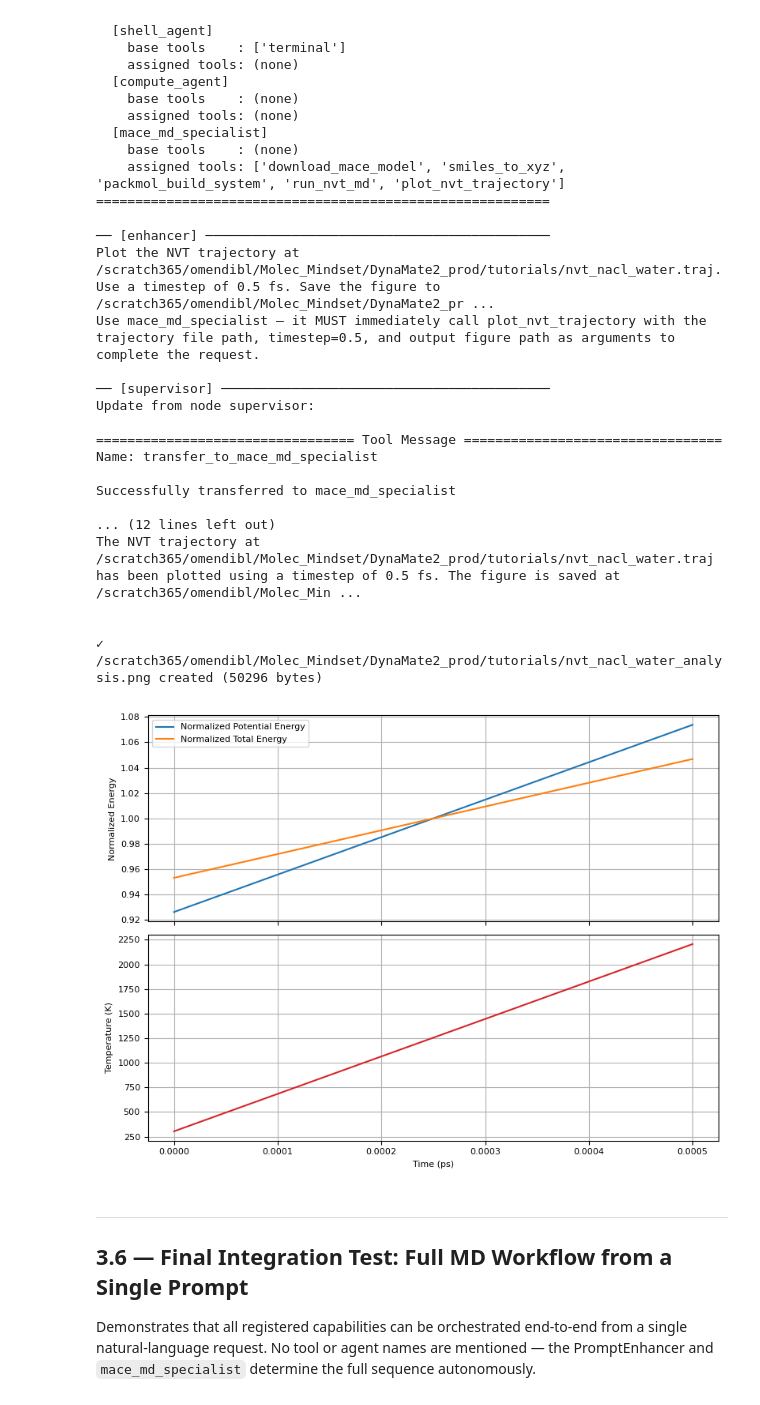
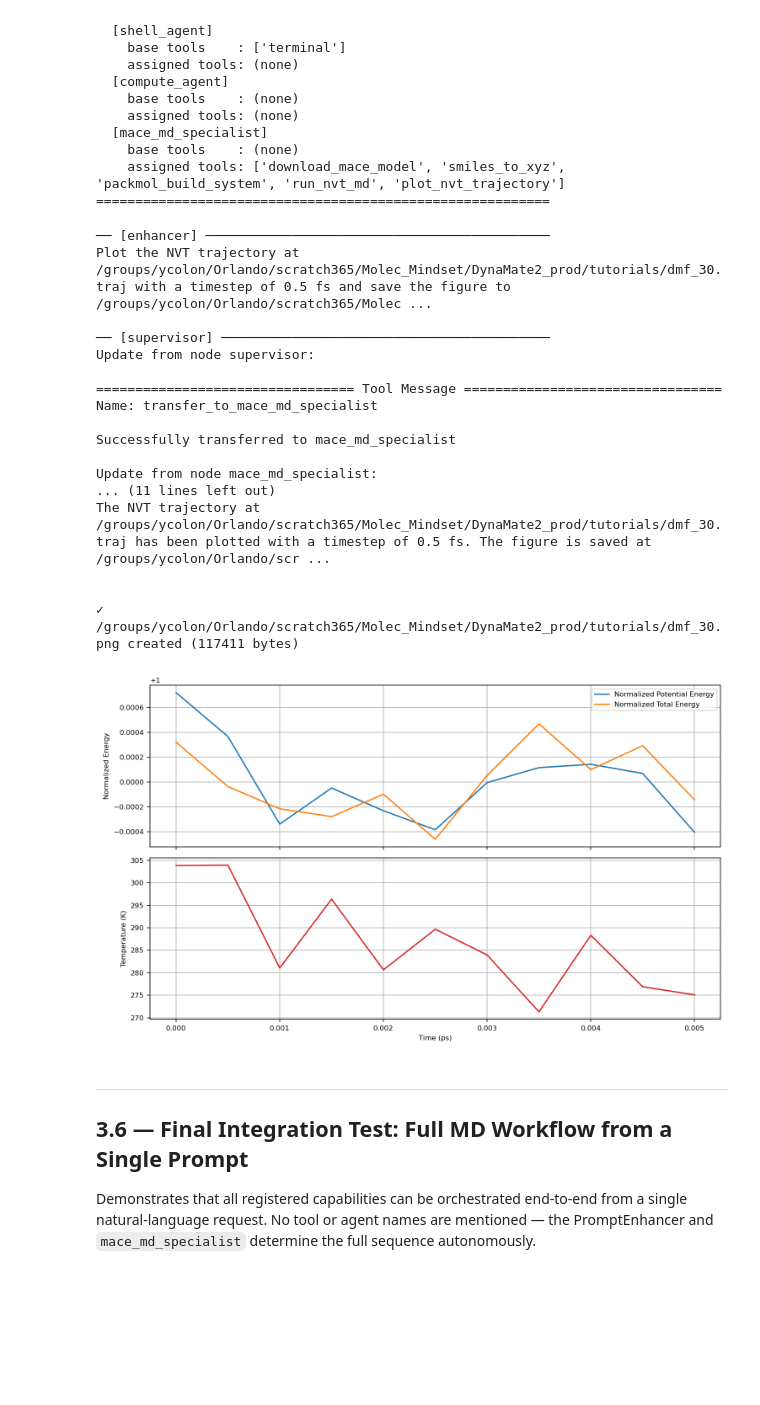
Before and after one commit to omendibleba/DynaMate2, a Jupyter notebook: tutorials/paper_tests_8.ipynb, the cells around one changed output. Cells and saved outputs as stored; diff of their text form; code cells hidden in the pictures; blank space fills up the shorter version.

Commit message:
Individual test passed

```diff
--- a/tutorials/paper_tests_8.ipynb
+++ b/tutorials/paper_tests_8.ipynb
@@ -968,7 +942,7 @@ The 3D XYZ file "dmf.xyz" has been created from the SMILES string "CN(C)C=O". Ad
 WATER_XYZ   = os.path.join('./', 'water.xyz')
 NACL_XYZ    = os.path.join('./', 'nacl.xyz')
 NACL_BOX_XYZ = os.path.join('./', 'nacl_water_box.xyz')
-config_use = {'configurable': {'thread_id': 'nacl_water_box'}}
+config_use = {'configurable': {'thread_id': f'nacl-water-box-{int(time.time())}'}}
 
 query_T2 = (
     "I need a periodic simulation box containing 1 Na(+1), 1 Cl(-1) ions  and 267 water molecules. "
@@ -1060,7 +1010,7 @@ query_T3_setup = (
 )
 
 #config_T3 = {'configurable': {'thread_id': 't3-1-setup'}}
-config_T3 = {'configurable': {'thread_id': 'test-thread-1'}}
+config_T3 = {'configurable': {'thread_id': f't3-setup-{int(time.time())}'}}
 
 print('── [enhancer] ' + '─' * 44)
 enhanced_T3_setup = enhancer.enhance(query_T3_setup)
@@ -1223,20 +1139,19 @@ MACE_MODEL  = os.path.join(os.path.abspath('.'), 'models',
                             'mace-mp-0b3-medium.model')
 INPUT_XYZ   = os.path.join(os.path.abspath('.'), 'dmf_30.xyz')
 OUTPUT_TRAJ = os.path.join(os.path.abspath('.'), 'dmf_30.traj')
-BOX_SIZE    = 15.7   # Å — must match the box built in T2.1
+BOX_SIZE    = 20   # Å — must match the box built in T2.1
 
 query_T3_run = (
     f"Please run a short NVT molecular dynamics simulation using ASE. (use the run_nvt_md tool from the mace_md_specialist )"
     f"Use the MACE model at {MACE_MODEL}, "
     f"the structure file {INPUT_XYZ}, "
     f"a box size of {BOX_SIZE} Angstrom, "
-    "a temperature of 300 K, and 10 steps. "
+    "a temperature of 300 K, and 1000 steps. "
     f"Save the trajectory to {OUTPUT_TRAJ}."
 )
 
 # Fresh thread — avoids box-building history from T3 setup bleeding in
-config_T3_run = {'configurable': {'thread_id': 't3-run'}}
-#config_T3_run =  {'configurable': {'thread_id': f't2-register-{int(time.time())}'}}
+config_T3_run = {'configurable': {'thread_id': f't3-run-{int(time.time())}'}}
 
 print('── [enhancer] ' + '─' * 44)
 enhanced_T3_run = enhancer.enhance(query_T3_run)
@@ -1317,7 +1242,7 @@ After writing the function: register it as a tool, then assign it to mace_md_spe
 Do not ask for confirmation — execute all three steps immediately.
 """
 
-config_T4 = {"configurable": {"thread_id": "t4-register"}}
+config_T4 = {"configurable": {"thread_id": f"t4-register-{int(time.time())}"}}
 
 print("── [enhancer] " + "─" * 44)
 enhanced_T4_register = enhancer.enhance(query_T4_register)
@@ -1381,8 +1306,8 @@ print_pool_state(pool, "After T4 registration")
 # %%
 # ── T4 Step 3: Plot energies and temperature from the T3 NVT trajectory ──────
 import time
-TRAJ_FILE   = os.path.join(os.path.abspath("."), "nvt_nacl_water.traj")
-OUTPUT_PNG  = os.path.join(os.path.abspath("."), "nvt_nacl_water_analysis.png")
+TRAJ_FILE   = os.path.join(os.path.abspath("."), "dmf_30.traj")
+OUTPUT_PNG  = os.path.join(os.path.abspath("."), "dmf_30.png")
 TIMESTEP_FS = 0.5   # must match the timestep used in run_nvt_md
 
 # Pre-flight: confirm tool is actually assigned before streaming
@@ -1406,39 +1331,39 @@ enhanced_T4_run = enhancer.enhance(query_T4_run)
 print(enhanced_T4_run)
 print()
 
 print("── [supervisor] " + "─" * 42)
 for chunk in pool.supervisor.stream(
     {"messages": [{"role": "user", "content": enhanced_T4_run}]},
     config=config_T4_run,
     recursion_limit=25,
 ):
     pretty_print_messages(chunk, last_message=True)
 
 assert os.path.exists(OUTPUT_PNG), f"Expected {OUTPUT_PNG} to exist after T4"
 print(f"\n✓ {OUTPUT_PNG} created ({os.path.getsize(OUTPUT_PNG)} bytes)")
 
 # Display inline
 from IPython.display import display, Image as IPImage
 display(IPImage(OUTPUT_PNG))
 # %% [output]
 ── [enhancer] ────────────────────────────────────────────
-Plot the NVT trajectory at /scratch365/omendibl/Molec_Mindset/DynaMate2_prod/tutorials/nvt_nacl_water.traj. Use a timestep of 0.5 fs. Save the figure to /scratch365/omendibl/Molec_Mindset/DynaMate2_pr ...
-Use mace_md_specialist — it MUST immediately call plot_nvt_trajectory with the trajectory file path, timestep=0.5, and output figure path as arguments to complete the request.
+Plot the NVT trajectory at /groups/ycolon/Orlando/scratch365/Molec_Mindset/DynaMate2_prod/tutorials/dmf_30.traj with a timestep of 0.5 fs and save the figure to /groups/ycolon/Orlando/scratch365/Molec ...
 
 ── [supervisor] ──────────────────────────────────────────
 Update from node supervisor:
 
 ================================= Tool Message =================================
 Name: transfer_to_mace_md_specialist
 
 Successfully transferred to mace_md_specialist
 
-... (12 lines left out)
-The NVT trajectory at /scratch365/omendibl/Molec_Mindset/DynaMate2_prod/tutorials/nvt_nacl_water.traj has been plotted using a timestep of 0.5 fs. The figure is saved at /scratch365/omendibl/Molec_Min ...
+Update from node mace_md_specialist:
+... (11 lines left out)
+The NVT trajectory at /groups/ycolon/Orlando/scratch365/Molec_Mindset/DynaMate2_prod/tutorials/dmf_30.traj has been plotted with a timestep of 0.5 fs. The figure is saved at /groups/ycolon/Orlando/scr ...
 
 
-✓ /scratch365/omendibl/Molec_Mindset/DynaMate2_prod/tutorials/nvt_nacl_water_analysis.png created (50296 bytes)
+✓ /groups/ycolon/Orlando/scratch365/Molec_Mindset/DynaMate2_prod/tutorials/dmf_30.png created (117411 bytes)
-[figure, old version]
+[figure, new version]
 # %% [markdown]
 ---
 ## 3.6 — Final Integration Test: Full MD Workflow from a Single Prompt
```
Also changed, not shown: parts of 19 cells of this notebook, 5 other files.
